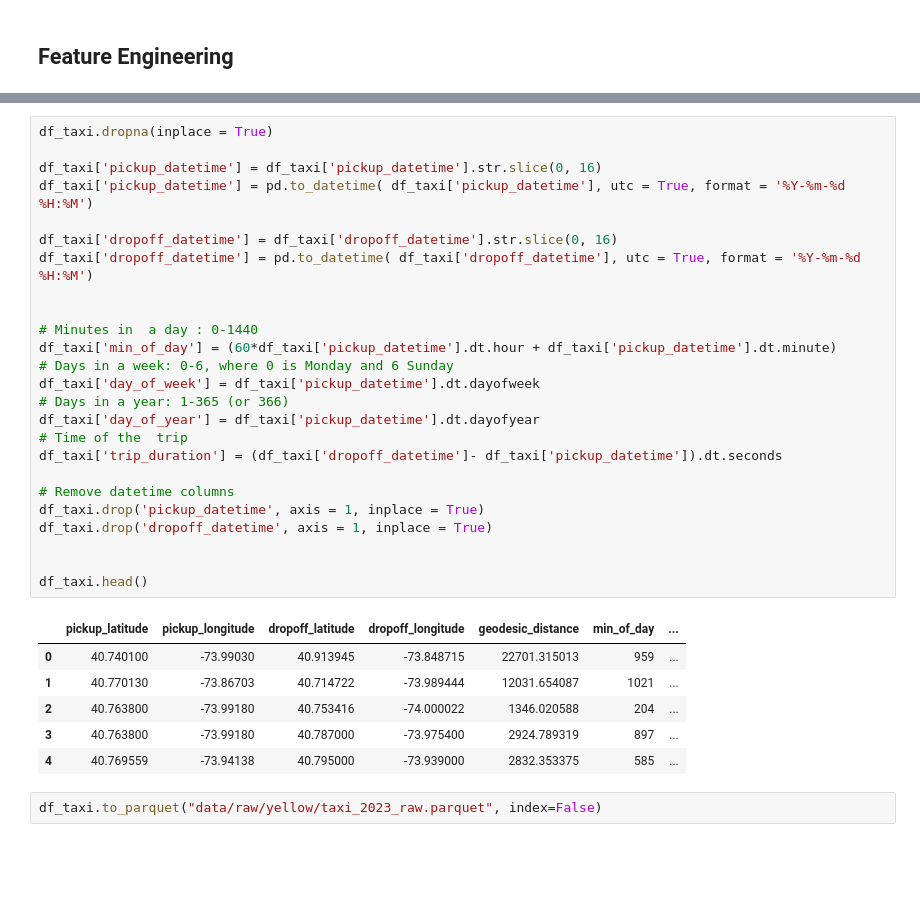
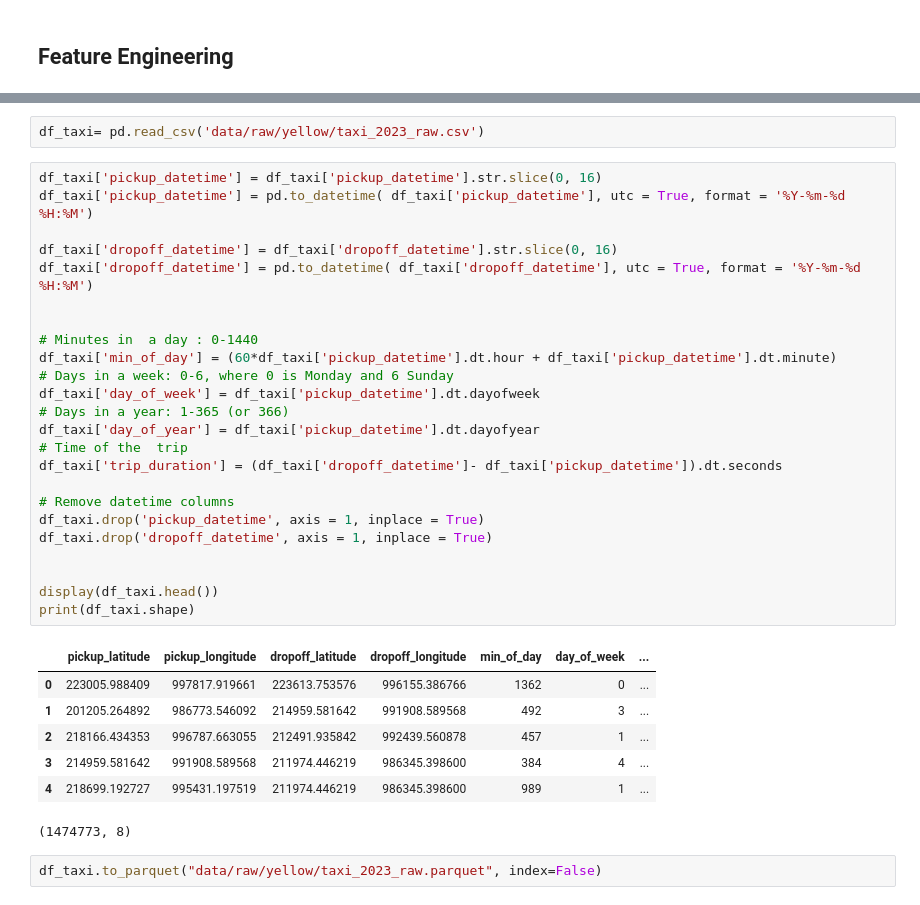
Before and after one commit to marcosbenicio/bayesian-neural-network, a Jupyter notebook: 02-regression/bnn-regression.ipynb, the cells around one changed output, grey strips where cells are left out. Cells and saved outputs as stored; diff of their text form; blank space fills up the shorter version.

```diff
--- a/02-regression/bnn-regression.ipynb
+++ b/02-regression/bnn-regression.ipynb
@@ -238,35 +211,37 @@ df_taxi["geodesic_distance"] = geodesic(df_taxi['pickup_latitude'].to_numpy(),
+# %%
+df_taxi= pd.read_csv('data/raw/yellow/taxi_2023_raw.csv')
 # %%
-df_taxi.dropna(inplace = True)
-
 df_taxi['pickup_datetime'] = df_taxi['pickup_datetime'].str.slice(0, 16)
 df_taxi['pickup_datetime'] = pd.to_datetime( df_taxi['pickup_datetime'], utc = True, format = '%Y-%m-%d %H:%M')
 
 df_taxi['dropoff_datetime'] = df_taxi['dropoff_datetime'].str.slice(0, 16)
 df_taxi['dropoff_datetime'] = pd.to_datetime( df_taxi['dropoff_datetime'], utc = True, format = '%Y-%m-%d %H:%M')
 
 
 # Minutes in  a day : 0-1440
 df_taxi['min_of_day'] = (60*df_taxi['pickup_datetime'].dt.hour + df_taxi['pickup_datetime'].dt.minute)
 # Days in a week: 0-6, where 0 is Monday and 6 Sunday
 df_taxi['day_of_week'] = df_taxi['pickup_datetime'].dt.dayofweek
 # Days in a year: 1-365 (or 366)
 df_taxi['day_of_year'] = df_taxi['pickup_datetime'].dt.dayofyear
 # Time of the  trip
 df_taxi['trip_duration'] = (df_taxi['dropoff_datetime']- df_taxi['pickup_datetime']).dt.seconds
 
 # Remove datetime columns
 df_taxi.drop('pickup_datetime', axis = 1, inplace = True)
 df_taxi.drop('dropoff_datetime', axis = 1, inplace = True)
 
 
-df_taxi.head()
+display(df_taxi.head())
+print(df_taxi.shape)
 # %% [output]
-|  | pickup_latitude | pickup_longitude | dropoff_latitude | dropoff_longitude | geodesic_distance | min_of_day | ... |
-| 0 | 40.740100 | -73.99030 | 40.913945 | -73.848715 | 22701.315013 | 959 | ... |
-| 1 | 40.770130 | -73.86703 | 40.714722 | -73.989444 | 12031.654087 | 1021 | ... |
-| 2 | 40.763800 | -73.99180 | 40.753416 | -74.000022 | 1346.020588 | 204 | ... |
-| 3 | 40.763800 | -73.99180 | 40.787000 | -73.975400 | 2924.789319 | 897 | ... |
-| 4 | 40.769559 | -73.94138 | 40.795000 | -73.939000 | 2832.353375 | 585 | ... |
+|  | pickup_latitude | pickup_longitude | dropoff_latitude | dropoff_longitude | min_of_day | day_of_week | ... |
+| 0 | 223005.988409 | 997817.919661 | 223613.753576 | 996155.386766 | 1362 | 0 | ... |
+| 1 | 201205.264892 | 986773.546092 | 214959.581642 | 991908.589568 | 492 | 3 | ... |
+| 2 | 218166.434353 | 996787.663055 | 212491.935842 | 992439.560878 | 457 | 1 | ... |
+| 3 | 214959.581642 | 991908.589568 | 211974.446219 | 986345.398600 | 384 | 4 | ... |
+| 4 | 218699.192727 | 995431.197519 | 211974.446219 | 986345.398600 | 989 | 1 | ... |
+(1474773, 8)
 # %%
 df_taxi.to_parquet("data/raw/yellow/taxi_2023_raw.parquet", index=False)
 # %% [markdown]
```
Also changed, not shown: parts of 27 cells of this notebook.
